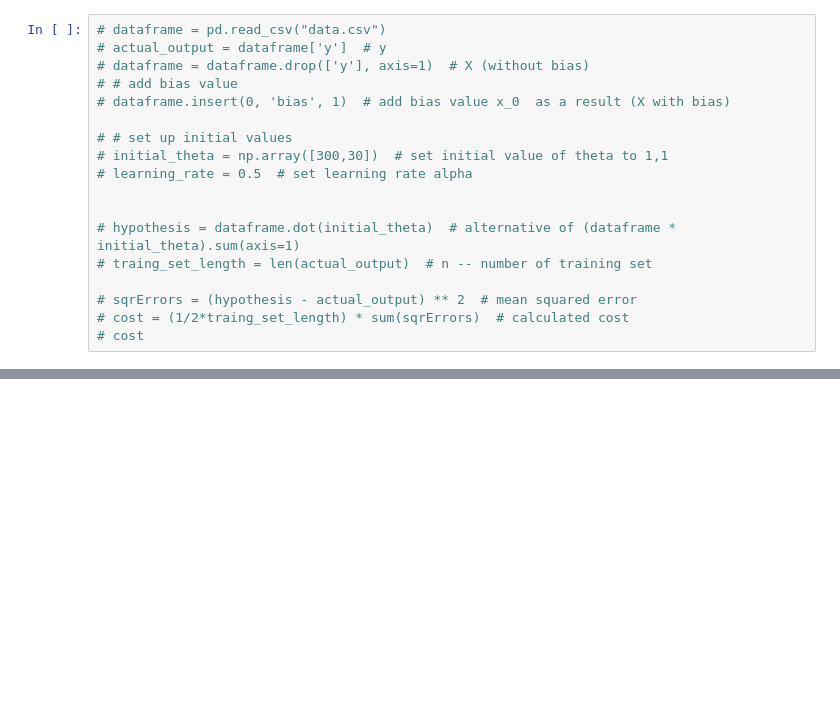
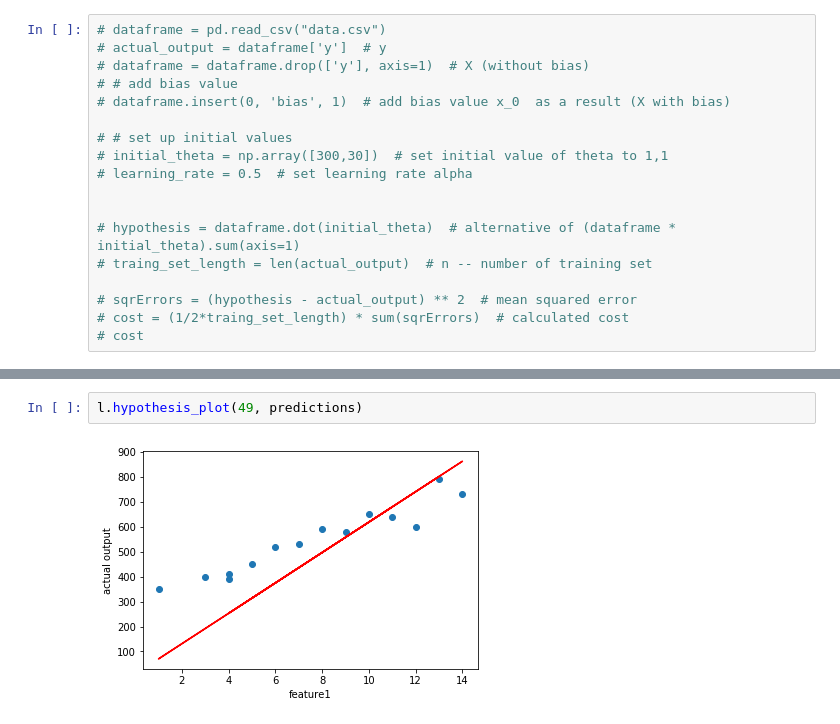
Before and after one commit to gahan9/ML_lab, a Jupyter notebook: practical1/src/linear_regression.ipynb, the cells around one changed output, grey strips where cells are left out. Drawn from its saved outputs; the diff is of its cells as text; blank space fills up the shorter version.

```diff
--- a/practical1/src/linear_regression.ipynb
+++ b/practical1/src/linear_regression.ipynb
@@ -133,0 +206,4 @@ l.df.plot.scatter(x=['feature1'], y=['y'])
+# %%
+l.hypothesis_plot(49, predictions)
+# %% [output]
+[figure, added]
```
Also changed, not shown: parts of 23 cells of this notebook.
